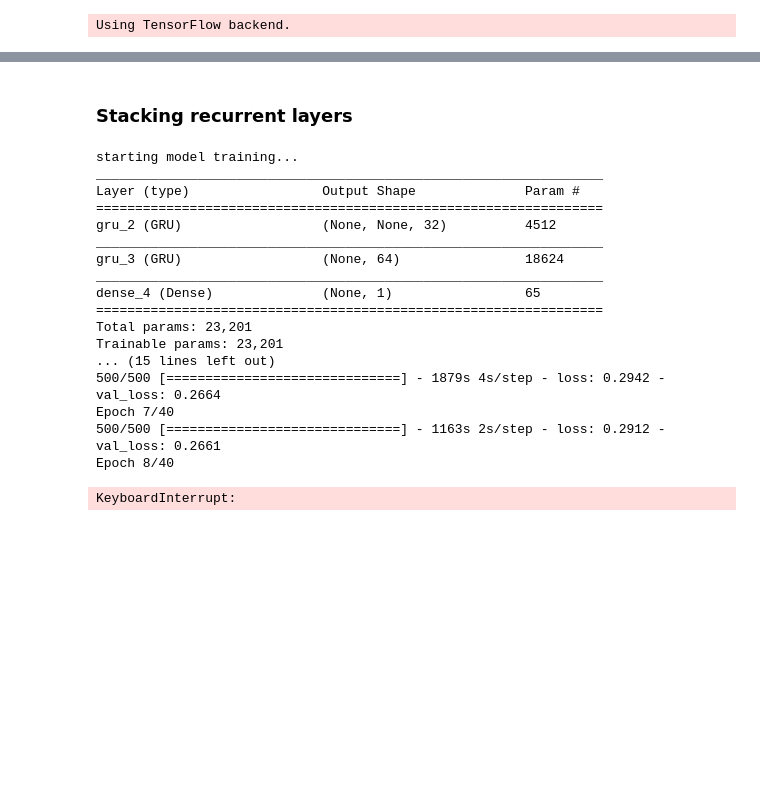
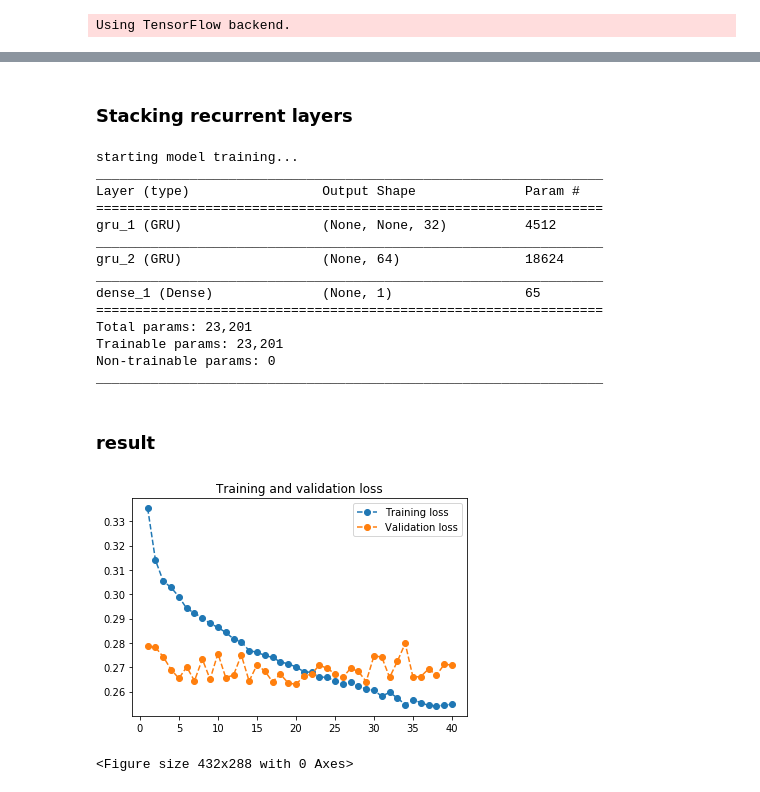
Before and after one commit to SanjyotZade/deep-learning-with-keras, a Jupyter notebook: 5. Deep_learning_for_text_and_sequences/temperature_forecasting.ipynb, the cells around one changed output, grey strips where cells are left out. Drawn from its saved outputs; the diff is of its cells as text; code cells hidden in the pictures; blank space fills up the shorter version.

```diff
--- a/5. Deep_learning_for_text_and_sequences/temperature_forecasting.ipynb
+++ b/5. Deep_learning_for_text_and_sequences/temperature_forecasting.ipynb
@@ -532,48 +509,46 @@ Epoch 20/20
 <Figure size 432x288 with 0 Axes>
+# %% [markdown]
+### Stacking recurrent layers
 # %%
-display(Markdown("### Stacking recurrent layers"))
-
 print("starting model training...")
 # model architecture and training
 model = Sequential()
 model.add(layers.GRU(32,
                      dropout=0.1,
                      recurrent_dropout=0.5,
                      return_sequences=True,
                      input_shape=(None, float_data.shape[-1])))
 model.add(layers.GRU(64, activation='relu',
                      dropout=0.1,
                      recurrent_dropout=0.5))
 model.add(layers.Dense(1))
 model.summary()
 print("\n")
 model.compile(optimizer=RMSprop(), loss='mae')
 history = model.fit_generator(train_gen,
                               steps_per_epoch=500,
-                              epochs=40,
+                              epochs=40, verbose=0,
                               validation_data=val_gen,
                               validation_steps=val_batches)
 
 # ploting model training results
 display(Markdown("### result"))
-plot_model_training_history(history,accuracy=False)
+plot_model_training_history(history.history,accuracy=False)
 # %% [output]
+starting model training...
+_________________________________________________________________
+Layer (type)                 Output Shape              Param #
+=================================================================
+gru_1 (GRU)                  (None, None, 32)          4512
+_________________________________________________________________
+gru_2 (GRU)                  (None, 64)                18624
+_________________________________________________________________
+dense_1 (Dense)              (None, 1)                 65
+=================================================================
+Total params: 23,201
+Trainable params: 23,201
+Non-trainable params: 0
+_________________________________________________________________
-### Stacking recurrent layers
+### result
-starting model training...
-_________________________________________________________________
-Layer (type)                 Output Shape              Param #
-=================================================================
-gru_2 (GRU)                  (None, None, 32)          4512
-_________________________________________________________________
-gru_3 (GRU)                  (None, 64)                18624
-_________________________________________________________________
-dense_4 (Dense)              (None, 1)                 65
-=================================================================
-Total params: 23,201
-Trainable params: 23,201
-... (15 lines left out)
-500/500 [==============================] - 1879s 4s/step - loss: 0.2942 - val_loss: 0.2664
-Epoch 7/40
-500/500 [==============================] - 1163s 2s/step - loss: 0.2912 - val_loss: 0.2661
-Epoch 8/40
+[figure, added]
-KeyboardInterrupt:
+<Figure size 432x288 with 0 Axes>
```
Also changed, not shown: parts of 24 cells of this notebook.
